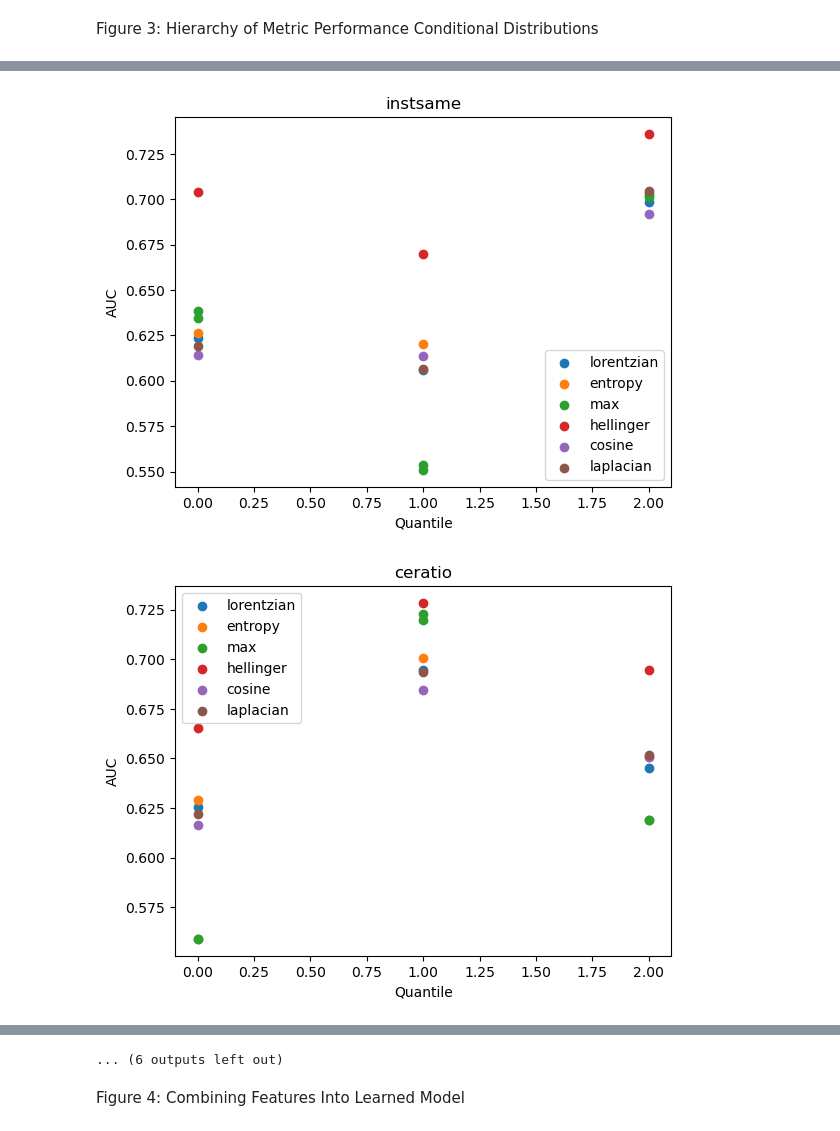
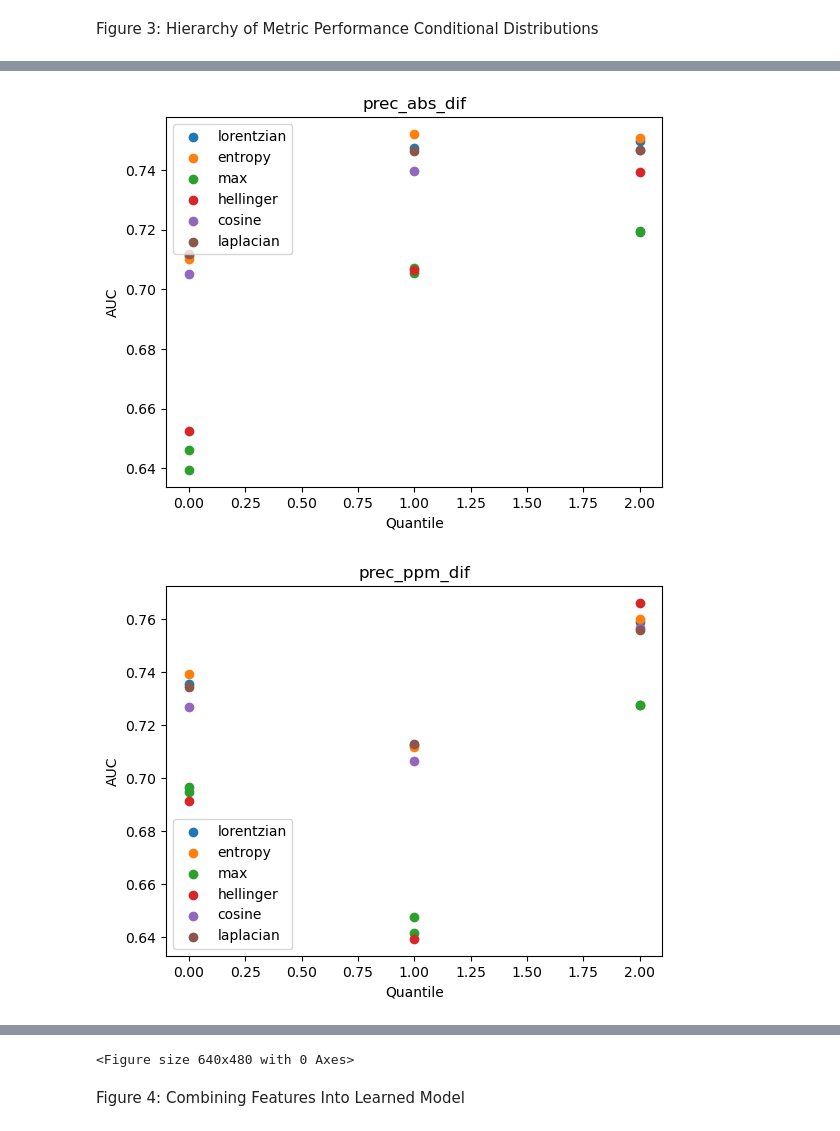
Before and after one commit to Jbug1/SpecSim, a Jupyter notebook: figures.ipynb, the cells around one changed output, grey strips where cells are left out. Saved outputs shown, nothing was run; the diff lists cells and outputs as text; code cells hidden in the pictures.

```diff
--- a/figures.ipynb
+++ b/figures.ipynb
@@ -62,25 +76,37 @@ if fullRun:
     query_ = pd.read_pickle(query)
     all_bases = list(set(query_['inchi_base']))
 
-    first_bases = all_bases[:int(len(all_bases)*0.7)]
-    second_bases = all_bases[int(len(all_bases)/0.7):]
+    #this method is in place
+    np.random.shuffle(all_bases)
+
+    first_bases = all_bases[:int(len(all_bases)*0.6)]
+    second_bases = all_bases[int(len(all_bases)*0.6):int(len(all_bases)*0.7)]
+    third_bases = all_bases[int(len(all_bases)*0.7):]
 
     first_query_ = query_[np.isin(query_['inchi_base'],first_bases)]
     first_query_.reset_index(inplace=True)
     first_query_.to_pickle(f'{outputs_path}/intermediateOutputs/splitMatches/first_query.pkl')
     del(first_query_)
 
-    second_query_ = query_[np.isin(query_['inchi_base'],first_bases)]
+    second_query_ = query_[np.isin(query_['inchi_base'],second_bases)]
     second_query_.reset_index(inplace=True)
     second_query_.to_pickle(f'{outputs_path}/intermediateOutputs/splitMatches/second_query.pkl')
     del(second_query_)
+
+    third_query_ = query_[np.isin(query_['inchi_base'],third_bases)]
+    third_query_.reset_index(inplace=True)
+    third_query_.to_pickle(f'{outputs_path}/intermediateOutputs/splitMatches/third_query.pkl')
+    del(third_query_)
     del(query_)
 
 
     np.save(f'{outputs_path}/intermediateOutputs/splitMatches/first_bases.npy',first_bases)
     np.save(f'{outputs_path}/intermediateOutputs/splitMatches/second_bases.npy',second_bases)
+    np.save(f'{outputs_path}/intermediateOutputs/splitMatches/third_bases.npy',third_bases)
     del(first_bases)
     del(second_bases)
+    del(third_bases)
+    del(all_bases)
 # %% [markdown]
 Figure 1: Global Performance of Individual Metrics/Weighting Schemes
 # %%
@@ -88,19 +114,19 @@ Figure 1: Global Performance of Individual Metrics/Weighting Schemes
 ppm_windows = [10]
 
 #this is the size of the sample we take from the full target
-size=800000
+size=int(5e3)
 
 #this is the maximum number of matches we allow for each query, based on the precursor window
-max_matches=100
+max_matches=20
 
 #adduct match
 adduct_match=False
 
 #Similarity methods and transformation parameters below. Leave sim methods as None to run all
 noise_threshes=[0.01,0.05]
-centroid_tolerance_vals = [0.05,0.1]
-centroid_tolerance_types=['da','da']
-powers=[0.25,1,None]
+centroid_tolerance_vals = [0.05]
+centroid_tolerance_types=['da']
+powers=[0.25,'orig','normalent']
 sim_methods=None
 
 if fullRun:
@@ -133,10 +161,10 @@ if fullRun:
 Figure 2: Assessing Metric Stability in Smaller Samples
 # %%
 #this is the size of the sample we take from the full target
-size=2e2
+size=5e2
 
 #this is the number of times we want to take a sample of the above size
-trials=2
+trials=10
 
 if fullRun:
     #we will evaluate the performace of the individual metrics on a large sample from the
@@ -218,7 +247,7 @@ reload(tests)
 metrics=['lorentzian','lorentzian_jonah','entropy','max_entropy','hellinger','max_bhattacharya_2','cosine','laplacian']
 quantile_variables = ['precquery', 'cequery','ceratio','ceabs', 'prec_abs_dif', 'prec_ppm_dif','npeaks_query','normalent_query','ent_query','mass_reduction_query']
 quantile_num=3
-output_path=f'{outputs_path}/fig3'
+
 
 for i in ppm_windows:
 
@@ -230,8 +259,7 @@ for i in ppm_windows:
                                                      centroid_tolerance_types=["da"],
                                                      powers=[1])
 
-    quantile_variables = input_data.columns[:17]
     metrics = input_data.columns[-len(metrics):-1]
 
-    plotAndOrderResults.fig3(input_data, metrics, quantile_variables, quantile_num, output_path)
+    plotAndOrderResults.fig3(input_data, metrics, quantile_variables, quantile_num,f'{outputs_path}/fig3')
 # %% [output]
@@ -242,2 +270,2 @@ for i in ppm_windows:
-[figure, old version]
+[figure, new version]
-[figure, old version]
+[figure, new version]
@@ -250,4 +276,4 @@ for i in ppm_windows:
-... (6 outputs left out)
+<Figure size 640x480 with 0 Axes>
 # %% [markdown]
 Figure 4: Combining Features Into Learned Model
 # %% [markdown]
```
Also changed, not shown: parts of 17 cells of this notebook, 4 other files.
